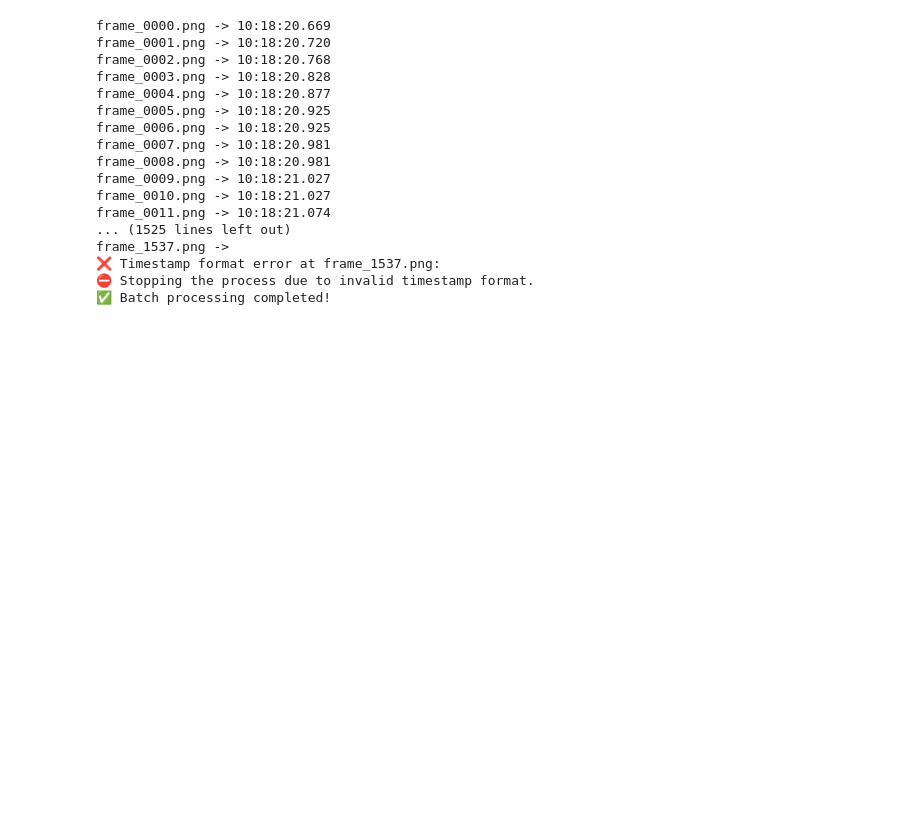
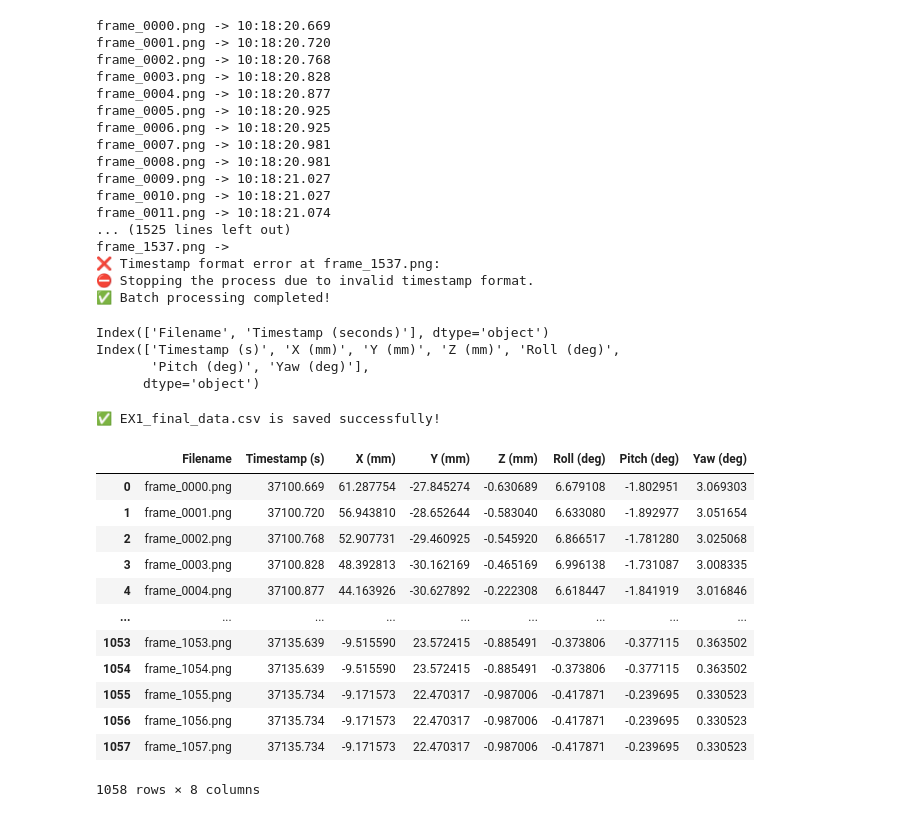
Before and after one commit to PJ-Tsai/Frame_from_Video_for_BMILAB, a Jupyter notebook: Frame_from_Video.ipynb, the cells around one changed output. Drawn from its saved outputs; the diff is of its cells as text; code cells hidden in the pictures; blank space fills up the shorter version.

Commit message:
Frame_from_Video Ver.3
完成線性內插，最後輸出結果為每張圖片所對應的位移數據。
但是有些限制：
1. 感測器時間範圍必須包含開始錄影到找到 A4C 的時間。
2. 從測試影片中無法判斷何時為A4C

```diff
--- a/Frame_from_Video.ipynb
+++ b/Frame_from_Video.ipynb
@@ -123,3 +123,53 @@ frame_1537.png ->
 ❌ Timestamp format error at frame_1537.png:
 ⛔ Stopping the process due to invalid timestamp format.
 ✅ Batch processing completed!
+# %%
+import pandas as pd
+import numpy as np
+
+ex1 = pd.read_csv('EX1.csv')
+ex1_sensor = pd.read_csv('EX1_sensor.csv')
+
+print(ex1.columns)
+print(ex1_sensor.columns)
+# %% [output]
+Index(['Filename', 'Timestamp (seconds)'], dtype='object')
+Index(['Timestamp (s)', 'X (mm)', 'Y (mm)', 'Z (mm)', 'Roll (deg)',
+       'Pitch (deg)', 'Yaw (deg)'],
+      dtype='object')
+# %%
+ex1 = ex1.rename(columns={'Timestamp (seconds)': 'Timestamp (s)'})
+
+# 要插值的欄位
+interp_columns = ['X (mm)', 'Y (mm)', 'Z (mm)', 'Roll (deg)', 'Pitch (deg)', 'Yaw (deg)']
+
+# 對每一個欄位進行線性內插
+for col in interp_columns:
+    ex1[col] = np.interp(
+        ex1['Timestamp (s)'],           # timestamps corresponding to files
+        ex1_sensor['Timestamp (s)'],     # timestamps of sensor
+        ex1_sensor[col]              # data of sensor
+    )
+
+# output csv
+ex1.to_csv('EX1_final_data.csv', index = False)
+
+print("✅ EX1_final_data.csv is saved successfully!")
+# %% [output]
+✅ EX1_final_data.csv is saved successfully!
+# %%
+ex1
+# %% [output]
+|  | Filename | Timestamp (s) | X (mm) | Y (mm) | Z (mm) | Roll (deg) | Pitch (deg) | Yaw (deg) |
+| 0 | frame_0000.png | 37100.669 | 61.287754 | -27.845274 | -0.630689 | 6.679108 | -1.802951 | 3.069303 |
+| 1 | frame_0001.png | 37100.720 | 56.943810 | -28.652644 | -0.583040 | 6.633080 | -1.892977 | 3.051654 |
+| 2 | frame_0002.png | 37100.768 | 52.907731 | -29.460925 | -0.545920 | 6.866517 | -1.781280 | 3.025068 |
+| 3 | frame_0003.png | 37100.828 | 48.392813 | -30.162169 | -0.465169 | 6.996138 | -1.731087 | 3.008335 |
+| 4 | frame_0004.png | 37100.877 | 44.163926 | -30.627892 | -0.222308 | 6.618447 | -1.841919 | 3.016846 |
+| ... | ... | ... | ... | ... | ... | ... | ... | ... |
+| 1053 | frame_1053.png | 37135.639 | -9.515590 | 23.572415 | -0.885491 | -0.373806 | -0.377115 | 0.363502 |
+| 1054 | frame_1054.png | 37135.639 | -9.515590 | 23.572415 | -0.885491 | -0.373806 | -0.377115 | 0.363502 |
+| 1055 | frame_1055.png | 37135.734 | -9.171573 | 22.470317 | -0.987006 | -0.417871 | -0.239695 | 0.330523 |
+| 1056 | frame_1056.png | 37135.734 | -9.171573 | 22.470317 | -0.987006 | -0.417871 | -0.239695 | 0.330523 |
+| 1057 | frame_1057.png | 37135.734 | -9.171573 | 22.470317 | -0.987006 | -0.417871 | -0.239695 | 0.330523 |
+1058 rows × 8 columns
```
